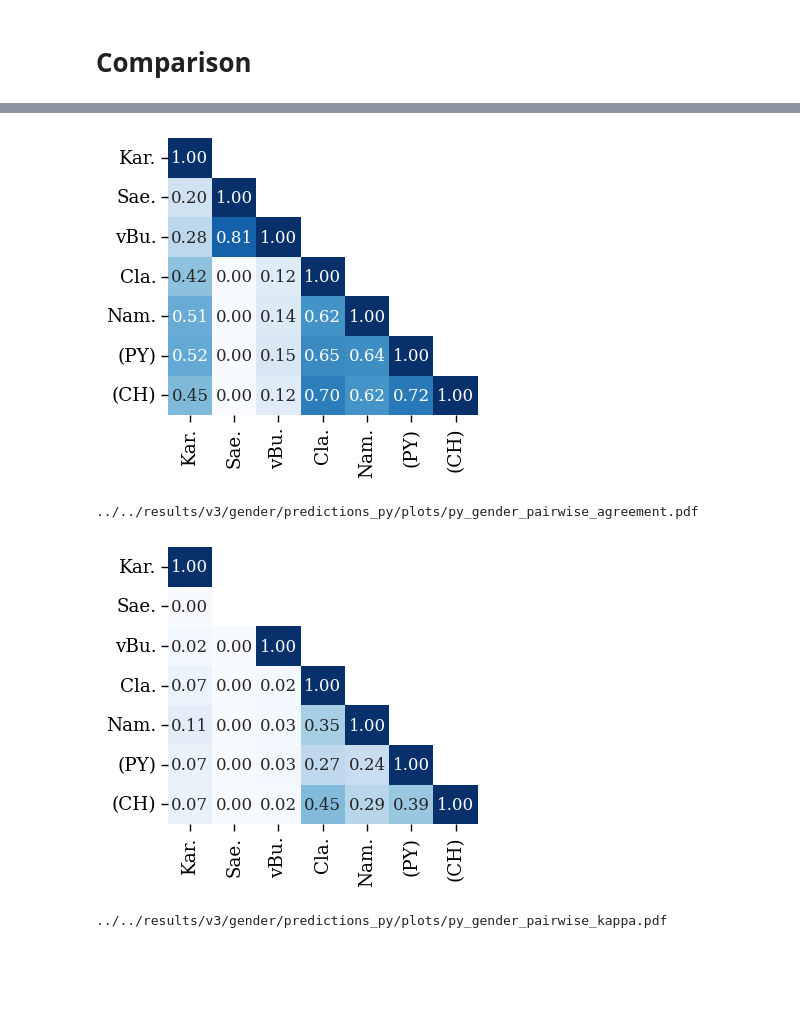
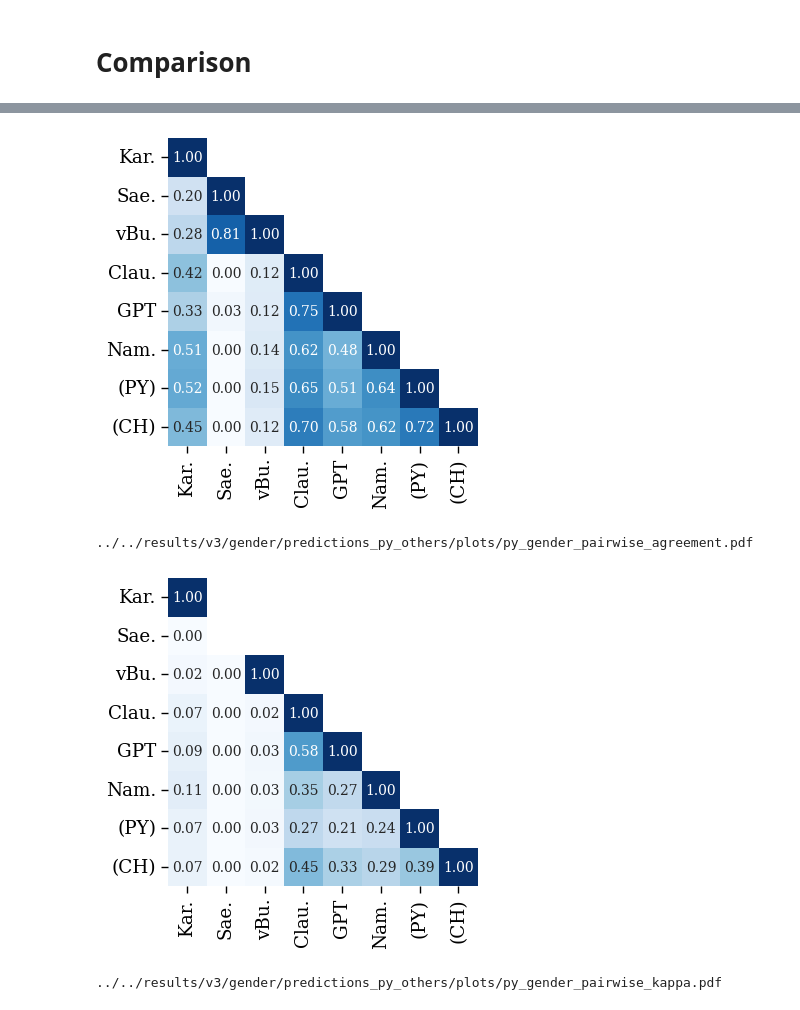
Before and after one commit to CSHVienna/chinese-names-gender, a Jupyter notebook: code/notebooks/4_predictions_py.ipynb, the cells around one changed output, grey strips where cells are left out. Saved outputs shown, nothing was run; the diff lists cells and outputs as text; code cells hidden in the pictures; blank space fills up the shorter version.

```diff
--- a/code/notebooks/4_predictions_py.ipynb
+++ b/code/notebooks/4_predictions_py.ipynb
@@ -212,17 +231,21 @@ df_aps_ch_final.groupby('ch_givenname').filter(lambda x: x.shape[0]>1).sort_valu
 # %%
 # pinyin based gender inference (external) models
 df_aps_py_claude = ios.load_csv(FN_PY_CLAUDE, index_col=0)
+df_aps_py_gpt = ios.load_csv(FN_PY_GPT, index_col=0)
 df_aps_py_namsor = ios.load_csv(FN_PY_NAMSOR, index_col=0)
 df_aps_py_namsor.rename(columns={'likelyGender': 'py_gender_namsor'}, inplace=True)
 
 df_aps_py_claude.py_givenname = df_aps_py_claude.py_givenname.astype(str)
+df_aps_py_gpt.py_givenname = df_aps_py_gpt.py_givenname.astype(str)
 df_aps_py_namsor.py_givenname = df_aps_py_namsor.py_givenname.astype(str)
 df_aps_ch_final.py_givenname = df_aps_ch_final.py_givenname.astype(str)
 
 df_aps_py_claude.set_index('py_givenname', inplace=True)
+df_aps_py_gpt.set_index('py_givenname', inplace=True)
 df_aps_py_namsor.set_index('py_givenname', inplace=True)
 
-df_aps_py_claude.shape, df_aps_py_namsor.shape
+df_aps_py_claude.shape, df_aps_py_gpt.shape, df_aps_py_namsor.shape
 # ((672, 1), (672, 9))
 # ((679, 1), (679, 9))
+# ((679, 1), (632, 1), (679, 9))
 # %% [output]
@@ -235,6 +258,7 @@ detector = guesser.Detector()
 df_aps_ch_final.loc[:,'py_gender_saeta'] = df_aps_ch_final.py_givenname.apply(lambda n: detector.get_gender(n))
 df_aps_ch_final.loc[:,'py_gender_saeta_c'] = df_aps_ch_final.py_givenname.apply(lambda n: detector.get_gender(n, country='china'))
 df_aps_ch_final = df_aps_ch_final.merge(df_aps_py_claude, how='left', left_on='py_givenname', right_index=True)
+df_aps_ch_final = df_aps_ch_final.merge(df_aps_py_gpt, how='left', left_on='py_givenname', right_index=True)
 df_aps_ch_final = df_aps_ch_final.merge(df_aps_py_namsor[['py_gender_namsor']], how='left', left_on='py_givenname', right_index=True)
 df_aps_ch_final.head(2)
 # %% [output]
@@ -262,12 +286,12 @@ py_givenname_col, prefix
 df_aps_ch_agg = (
     df_aps_ch_final
     .groupby(["ch_givenname", py_givenname_col], as_index=False)
-    .agg({col: categorical.aggregate_gender for col in ["py_gender_karimi", "py_gender_buskirk", "py_gender_saeta", 'py_gender_claude', 'py_gender_namsor']})
+    .agg({col: categorical.aggregate_gender for col in ["py_gender_karimi", "py_gender_buskirk", "py_gender_saeta", 'py_gender_claude', 'py_gender_gpt', 'py_gender_namsor']})
 )
 df_aps_ch_agg.rename(columns={py_givenname_col: 'py_givenname'}, inplace=True)
 df_aps_ch_agg = df_aps_ch_agg.groupby(["ch_givenname"]).filter(lambda x: x.py_givenname.nunique() == 1).copy()
 df_aps_ch_agg
-# 776 rows × 7 columns
+# 776 rows × 8 columns
 # %% [output]
 |  | ch_givenname | py_givenname | py_gender_karimi | py_gender_buskirk | py_gender_saeta | py_gender_claude | ... |
 | 0 | 一君 | yijun | male | unknown | unknown | male | ... |
@@ -391,9 +421,7 @@ for col, label in PINYIN_AGG_LABELS.items():
 # %%
 from matplotlib import hatch
 
-
-postfix = f"_{prefix}" if prefix is not None else ""
-fn = f'{PLOT_DIR}/py_gender_baseline_comparison{postfix}.pdf'
+fn = f'{PLOT_OTHERS_DIR}/py_gender_baseline_comparison.pdf'
 
 fig, ax = vis.plot_gender_comparison(
     df_py_genders,
@@ -407,8 +435,8 @@ fig, ax = vis.plot_gender_comparison(
     title=None,
     fn = fn,
     n_annotation_kwargs={"fontsize": 10, "x": 0.06, "y":1.0, "ha": "center"} ,
-    legend_kwargs={"loc": "upper left", "bbox_to_anchor": (0.01, 0.95), 'fontsize': 8.5},
-    figsize=(7, 3.6),
+    legend_kwargs={"loc": "upper left", "bbox_to_anchor": (0.005, 0.96), 'fontsize': 9},
+    figsize=(7, 4.0),
 )
 vis.plt.show()
 vis.plt.close()
@@ -449,22 +479,21 @@ Cohen's Kappa matrix (chance-corrected agreement):
 # %%
 
 for kind, arr in {'agreement':agreement_gt_ch,'kappa':kappa_gt_ch}.items():
     arr = arr.to_numpy()
     arr[numeric.np.triu_indices(arr.shape[0], k=1)] = numeric.np.nan
-    postfix = f"_{prefix}" if prefix is not None else ""
-    fn = f'{PLOT_DIR}/py_gender_pairwise_{kind}{postfix}.pdf'
+    fn = f'{PLOT_OTHERS_DIR}/py_gender_pairwise_{kind}.pdf'
     vis.plot_confusion_matrix(arr, [METHOD_LABELS_SHORT[m] for m in METHOD_ORDER],
                             title=None,
                             xlabel=None,
                             ylabel=None,
                             cbar=False,
-                            annot_kws={'fontsize': 12},
-                            cmap='Blues', figsize=(4., 3.6),
+                            annot_kws={'fontsize': 10},
+                            cmap='Blues', figsize=(4., 4.),
                             fn=fn,
                             )
     print(fn)
 # %% [output]
-[figure, old version]
+[figure, new version]
-../../results/v3/gender/predictions_py/plots/py_gender_pairwise_agreement.pdf
+../../results/v3/gender/predictions_py_others/plots/py_gender_pairwise_agreement.pdf
-[figure, old version]
+[figure, new version]
-../../results/v3/gender/predictions_py/plots/py_gender_pairwise_kappa.pdf
+../../results/v3/gender/predictions_py_others/plots/py_gender_pairwise_kappa.pdf
```
Also changed, not shown: parts of 15 cells of this notebook, 32 other files.
